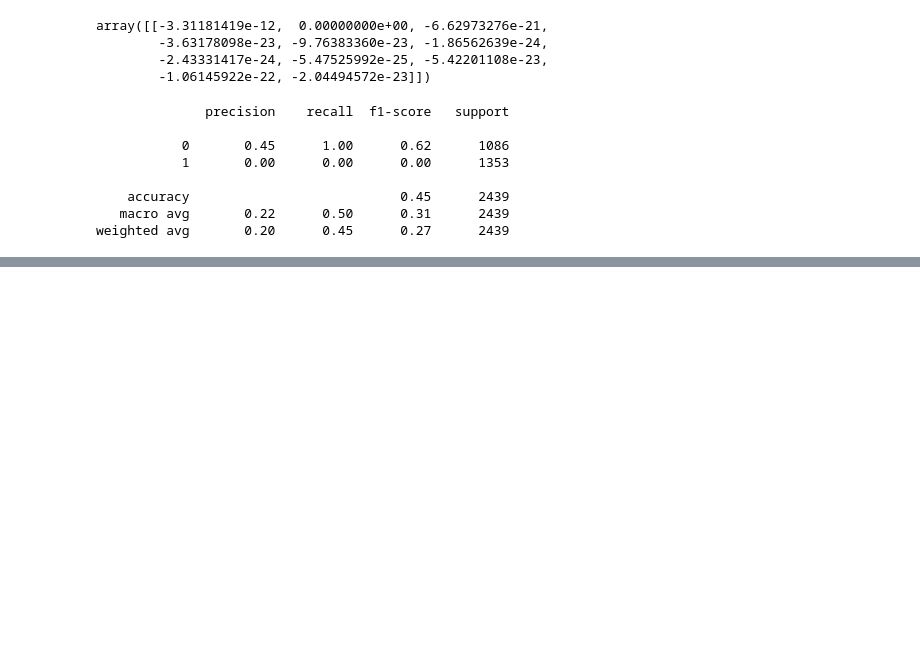
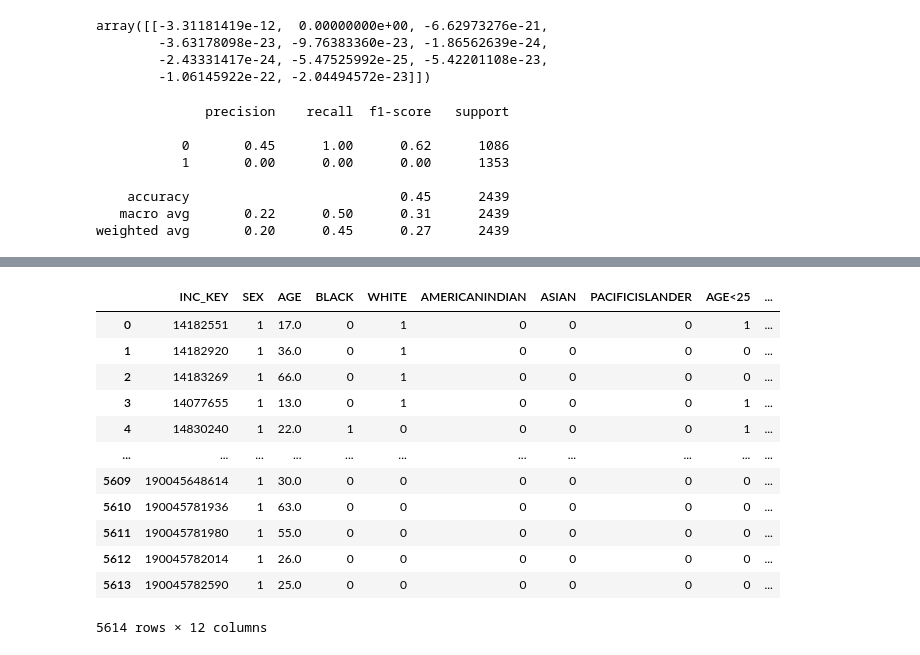
Before and after one commit to franceskoback/CompartmentSyndrome, a Jupyter notebook: src/Missed_ACS.ipynb, the cells around one changed output, grey strips where cells are left out. Saved outputs shown, nothing was run; the diff lists cells and outputs as text; code cells hidden in the pictures; blank space fills up the shorter version.

```diff
--- a/src/Missed_ACS.ipynb
+++ b/src/Missed_ACS.ipynb
@@ -841,0 +861,17 @@ coefficients
+# %%
+len(combined_fasciotomy_df) #28727
+combined_df_ACSDiag
+# %% [output]
+|  | INC_KEY | SEX | AGE | BLACK | WHITE | AMERICANINDIAN | ASIAN | PACIFICISLANDER | AGE<25 | ... |
+| 0 | 14182551 | 1 | 17.0 | 0 | 1 | 0 | 0 | 0 | 1 | ... |
+| 1 | 14182920 | 1 | 36.0 | 0 | 1 | 0 | 0 | 0 | 0 | ... |
+| 2 | 14183269 | 1 | 66.0 | 0 | 1 | 0 | 0 | 0 | 0 | ... |
+| 3 | 14077655 | 1 | 13.0 | 0 | 1 | 0 | 0 | 0 | 1 | ... |
+| 4 | 14830240 | 1 | 22.0 | 1 | 0 | 0 | 0 | 0 | 1 | ... |
+| ... | ... | ... | ... | ... | ... | ... | ... | ... | ... | ... |
+| 5609 | 190045648614 | 1 | 30.0 | 0 | 0 | 0 | 0 | 0 | 0 | ... |
+| 5610 | 190045781936 | 1 | 63.0 | 0 | 0 | 0 | 0 | 0 | 0 | ... |
+| 5611 | 190045781980 | 1 | 55.0 | 0 | 0 | 0 | 0 | 0 | 0 | ... |
+| 5612 | 190045782014 | 1 | 26.0 | 0 | 0 | 0 | 0 | 0 | 0 | ... |
+| 5613 | 190045782590 | 1 | 25.0 | 0 | 0 | 0 | 0 | 0 | 0 | ... |
+5614 rows × 12 columns
```
Also changed, not shown: parts of 10 cells of this notebook.
